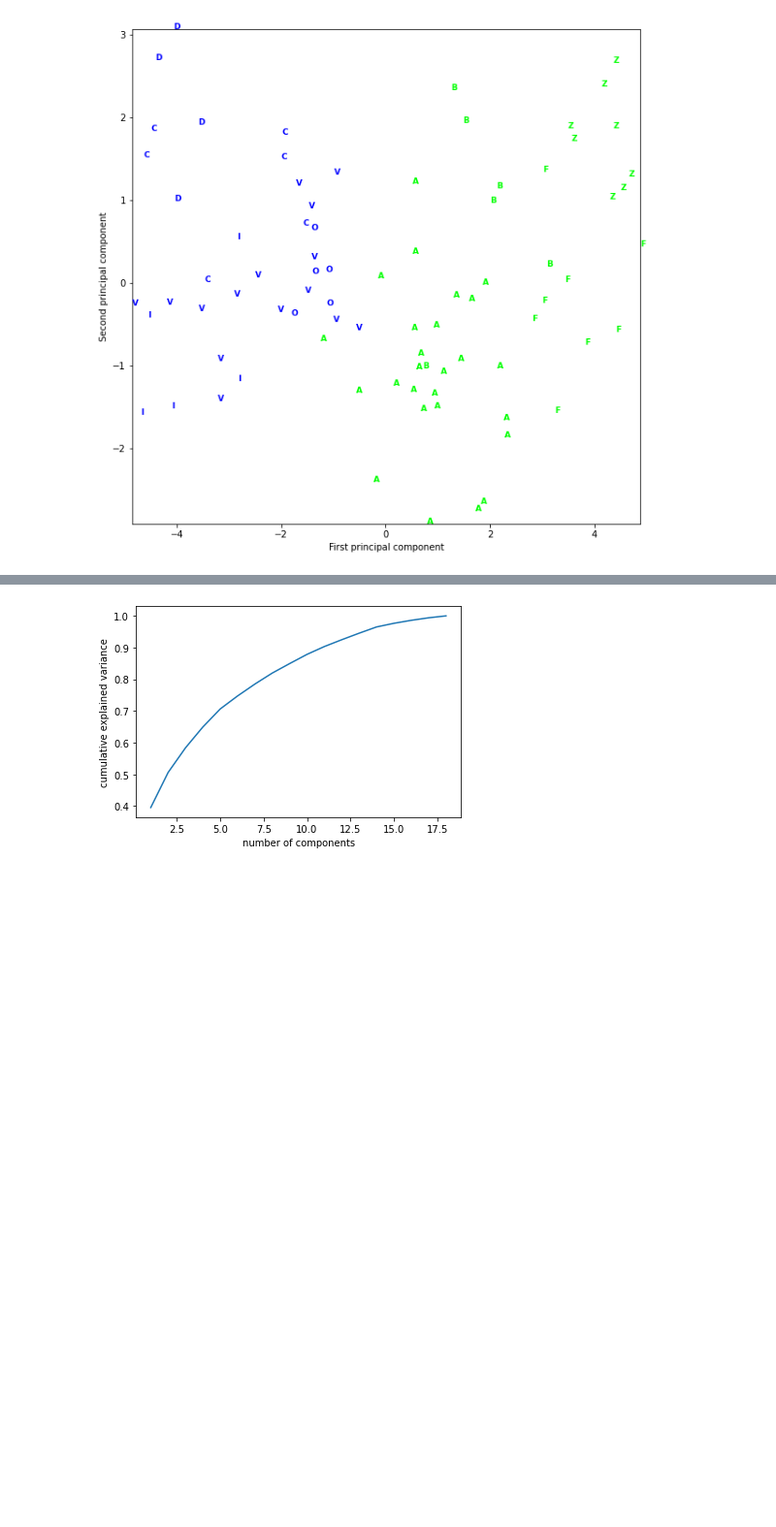
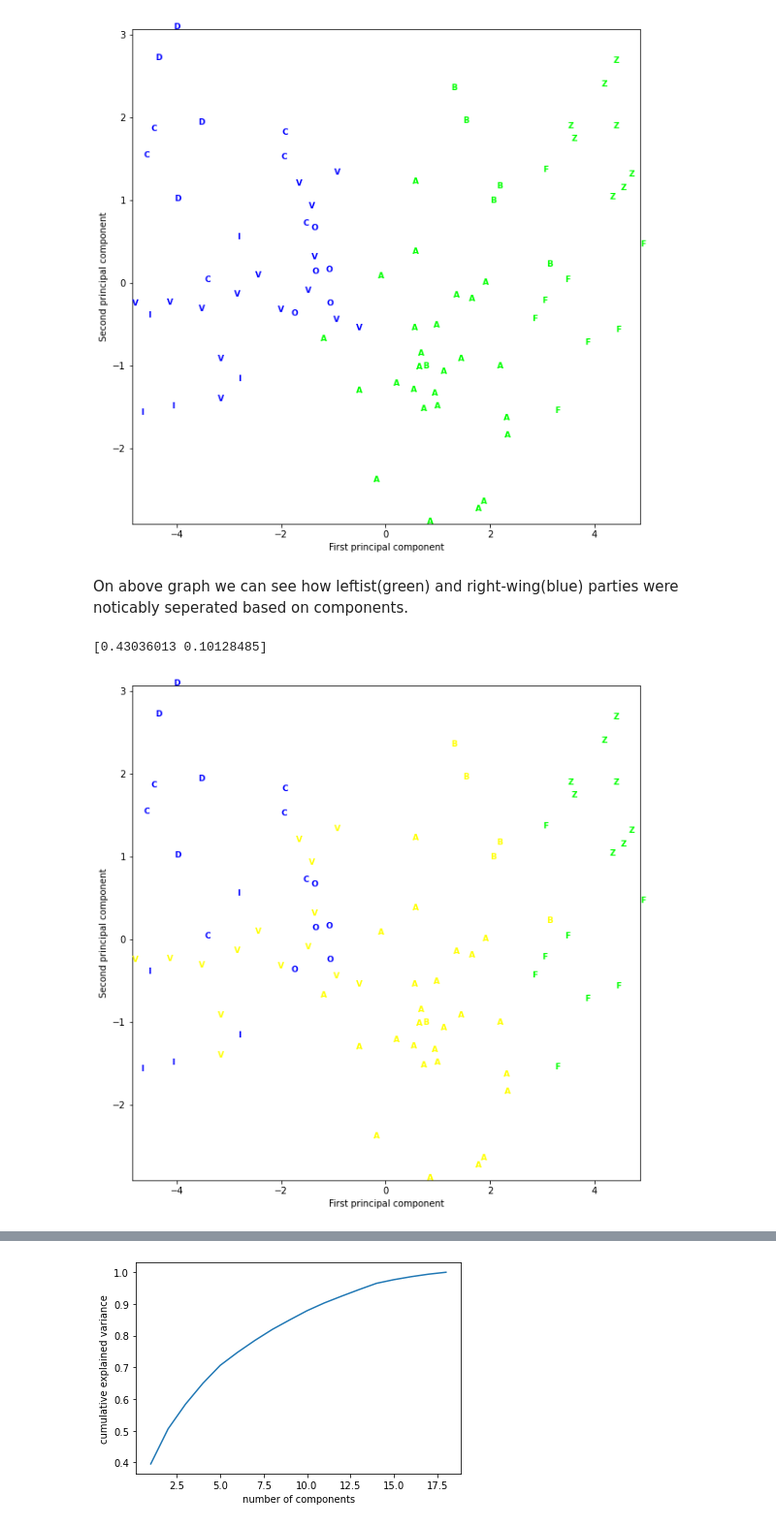
Before and after one commit to Beadhangerone/MAL, a Jupyter notebook: MAL1 Project 2022.ipynb, the cells around one changed output, grey strips where cells are left out. Shown at 97% size. Drawn from its saved outputs; the diff is of its cells as text; code cells hidden in the pictures; blank space fills up the shorter version.

```diff
--- a/MAL1 Project 2022.ipynb
+++ b/MAL1 Project 2022.ipynb
@@ -2196,3 +2180,22 @@ print(pca.explained_variance_ratio_)
 # %% [output]
 [0.43036013 0.10128485]
 [figure]
+# %% [markdown]
+On above graph we can see how leftist(green) and right-wing(blue) parties were noticably seperated based on components.
+# %%
+#right, left and center:
+colors = { "A":"#FFFF00","B":"#FFFF00","C":"#0000FF","D":"#0000FF","F" :"#00FF00", "I":"#0000FF","O":"#0000FF","V":"#FFFF00", "Z":"#00FF00"}
+
+plt.figure(figsize=(10, 10))
+plt.xlim(parties_pca[:, 0].min(), parties_pca[:, 0].max())
+plt.ylim(parties_pca[:, 1].min(), parties_pca[:, 1].max())
+for i in range(len(X_Horsens)):
+    plt.text(parties_pca[i, 0], parties_pca[i, 1], str(Y_Horsens[i]),
+             color = colors[Y_Horsens[i]],
+             fontdict={'weight': 'bold', 'size': 9})
+plt.xlabel("First principal component")
+plt.ylabel("Second principal component")
+print(pca.explained_variance_ratio_)
+# %% [output]
+[0.43036013 0.10128485]
+[figure, added]
```
Also changed, not shown: parts of 39 cells of this notebook.
